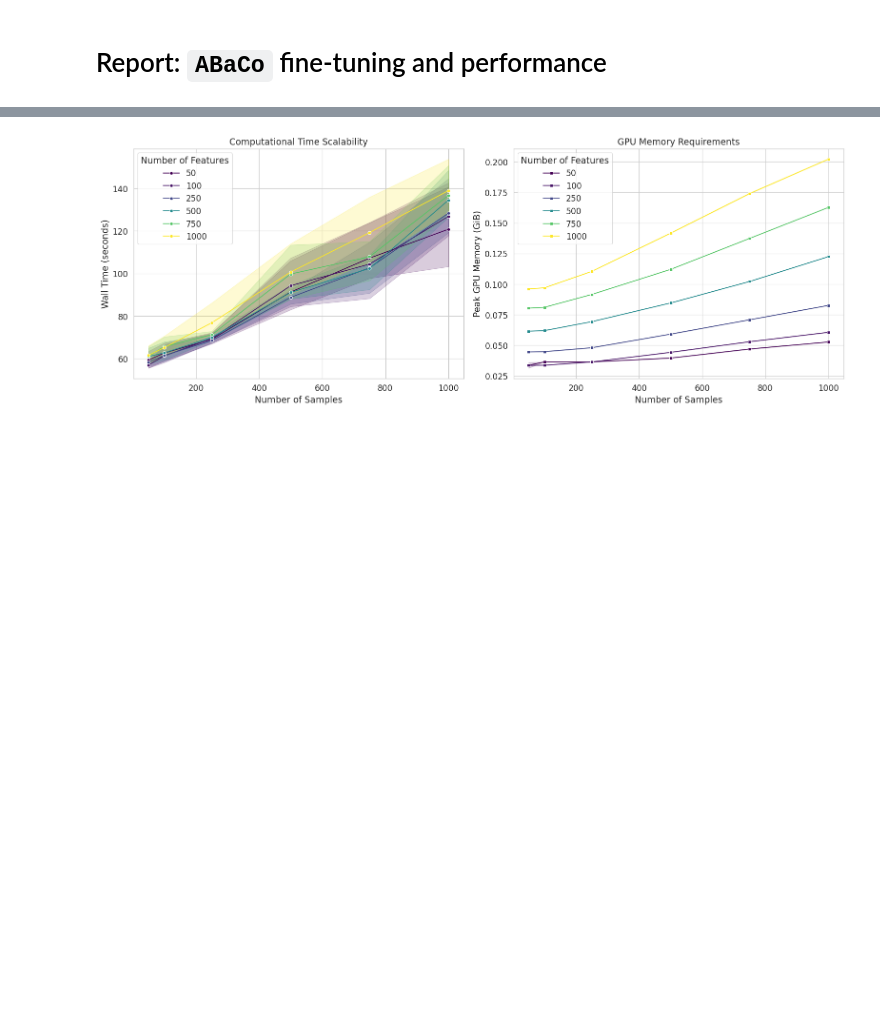
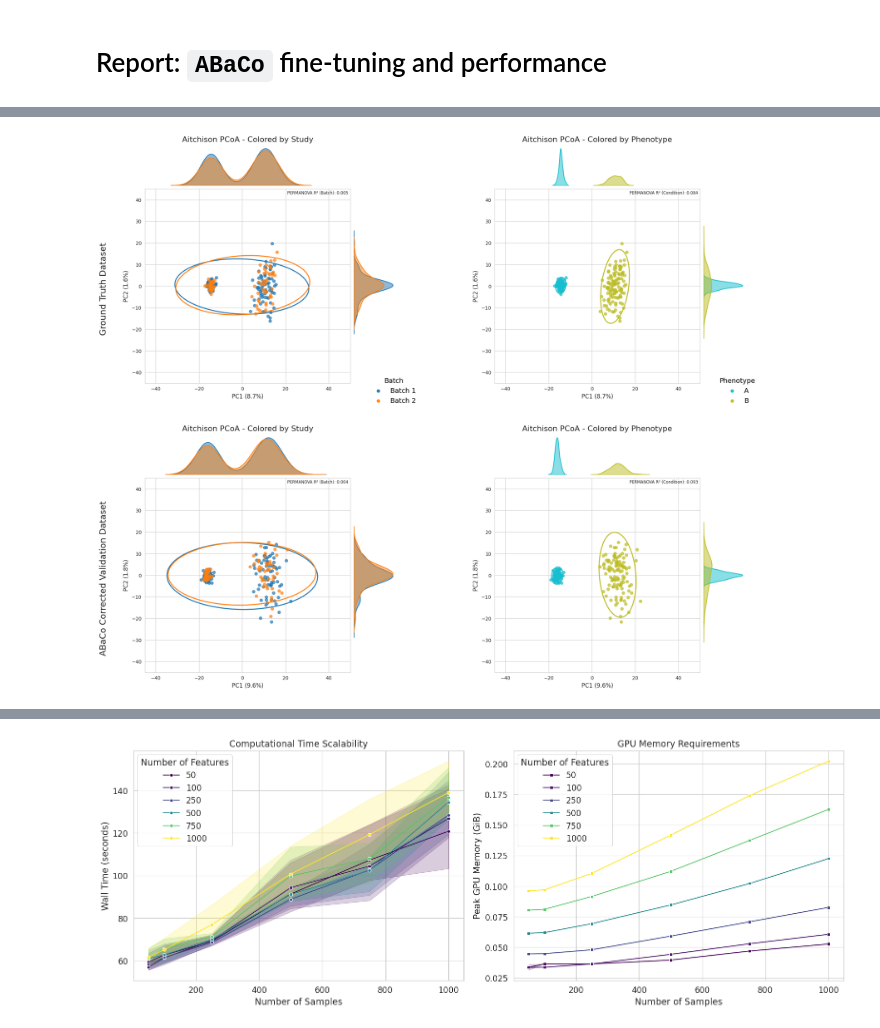
Before and after one commit to Multiomics-Analytics-Group/abaco, a Jupyter notebook: docs/tutorial/report-performance.ipynb, the cells around one changed output, grey strips where cells are left out. Drawn from its saved outputs; the diff is of its cells as text; code cells hidden in the pictures; blank space fills up the shorter version.

```diff
--- a/docs/tutorial/report-performance.ipynb
+++ b/docs/tutorial/report-performance.ipynb
@@ -146,8 +412,9 @@ bt, gt = zinb_simulated()
 # %%
 import numpy as np
 
+val_prop = 0.2 # 20% validation
 dataset = bt[0]
 val_set = dataset.groupby(['Condition', 'Batch'], group_keys=False).apply(
-    lambda g: g.sample(n=max(1, int(np.ceil(len(g) * 0.2))), random_state=42)
+    lambda g: g.sample(n=max(1, int(np.ceil(len(g) * val_prop))), random_state=42)
 ).reset_index(drop=True)
 # %% [markdown]
@@ -584 +588,97 @@ perf_records_df.head()
+# %%
+# Define figure
+all_corrected = abaco_model.correct(seed=42)
+
+sns.set_style("whitegrid")
+fig = plt.figure(figsize=(24, 20))
+fig.suptitle("", fontsize=16, y=0.97)
+
+gs = GridSpec(2, 2, figure=fig, wspace=0.4, hspace=0.2)
+
+top_palette = sns.color_palette("tab10", n_colors=9)
+bottom_palette = sns.color_palette("tab10", n_colors=10)[::-1][:9]
+
+ax1 = fig.add_subplot(gs[0,0])
+ax2 = fig.add_subplot(gs[0,1])
+ax3 = fig.add_subplot(gs[1,0])
+ax4 = fig.add_subplot(gs[1,1])
+
+id_col = "SampleID"
+batch_col = "Batch"
+bio_col = "Condition"
+data_gt_clr = DataTransform(gt[0], factors=[id_col, batch_col, bio_col], count=True)
+all_corrected_clr = DataTransform(all_corrected, factors=[id_col, batch_col, bio_col], count=True)
+data_clr = [data_gt_clr, all_corrected_clr]
+axes=[[ax1, ax2], [ax3, ax4]]
+
+for i, data in enumerate(data_clr):
+
+    data_pcoa, data_exp = pcoa_aitchison(
+        data,
+        sample_label=id_col,
+        batch_label=batch_col,
+        bio_label=bio_col
+    )
+
+    plot_pcoa_2(
+        data_pcoa,
+        group_col=batch_col,
+        df=data,
+        sample_label=id_col,
+        ax=axes[i][0],
+        explained=data_exp,
+        palette=top_palette,
+        title="Aitchison PCoA - Colored by Study",
+        show_legend=False,
+        xlim=[-45,50],
+        ylim=[-45,45]
+    )
+
+    handles, labels = axes[i][0].get_legend_handles_labels()
+
+    fig.legend(
+        handles, labels,
+        title="Batch",
+        loc = "upper right",
+        frameon = False,
+        bbox_to_anchor = (0.46, 0.55),
+        fontsize=14,
+        title_fontsize=14
+    )
+
+    plot_pcoa_2(
+        data_pcoa,
+        group_col=bio_col,
+        df=data,
+        sample_label=id_col,
+        ax=axes[i][1],
+        explained=data_exp,
+        palette=bottom_palette,
+        title="Aitchison PCoA - Colored by Phenotype",
+        show_legend=False,
+        xlim=[-45,50],
+        ylim=[-45,45]
+    )
+
+    handles, labels = axes[i][1].get_legend_handles_labels()
+
+    fig.legend(
+        handles, labels,
+        title="Phenotype",
+        loc = "upper right",
+        frameon = False,
+        bbox_to_anchor = (0.87, 0.55),
+        fontsize=14,
+        title_fontsize=14
+    )
+
+    # Add row title on the left
+    row_title = "Ground Truth Dataset" if i == 0 else "ABaCo Corrected Validation Dataset"
+    fig.text(0.07, 0.67 - i*0.42, row_title, va='center', fontsize=18, rotation=90)
+
+fig.subplots_adjust(right=0.85)
+
+plt.show()
+# %% [output]
+[figure, added]
 # %% [markdown]
```
Also changed, not shown: parts of 29 cells of this notebook.
